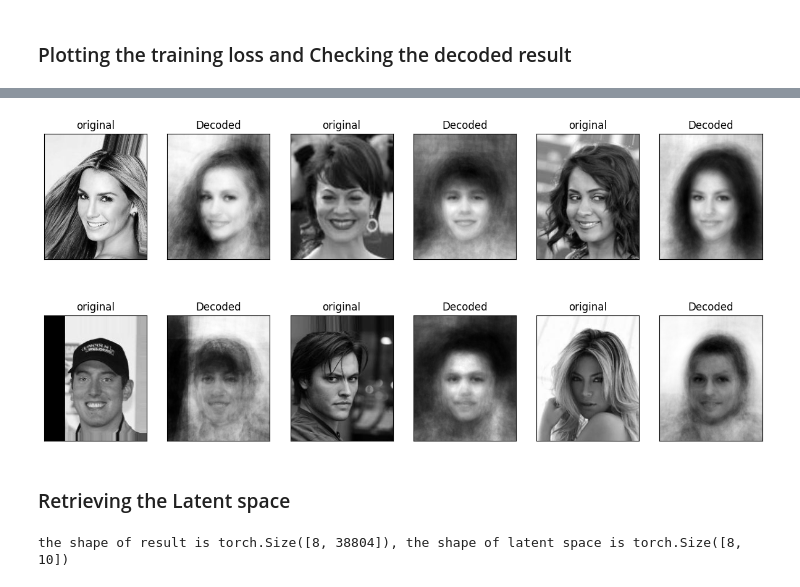
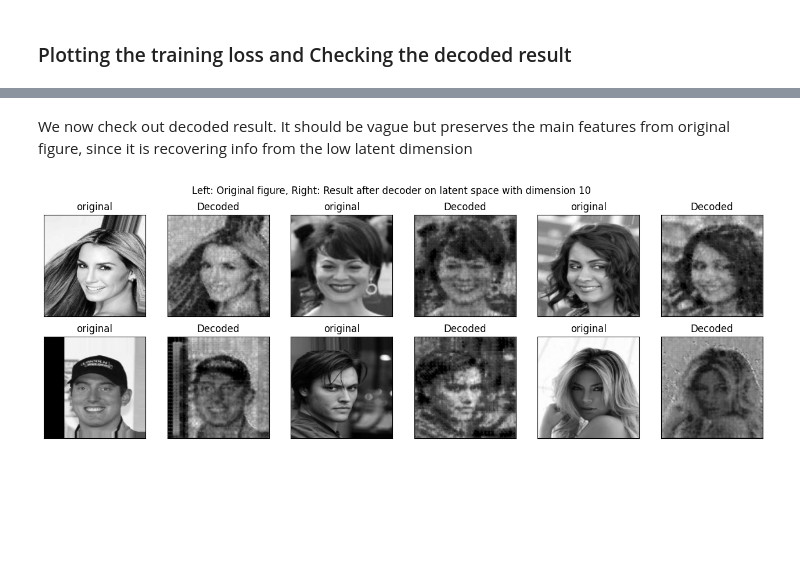
Before and after one commit to TheYibster/-Math_108C-Final-Project, a Jupyter notebook: main.ipynb, the cells around one changed output, grey strips where cells are left out. Drawn from its saved outputs; the diff is of its cells as text; code cells hidden in the pictures; blank space fills up the shorter version.

```diff
--- a/main.ipynb
+++ b/main.ipynb
@@ -49,5 +53,8 @@ the size of the image is (218, 178, 3)
 # %%
 train_transform=transforms.Compose([
-    transforms.Grayscale(),
-    transforms.ToTensor()])
+    transforms.Resize((224,224)), # resize image into a square matrix
+    transforms.Grayscale(), # change image to gray scale for better learning result
+    transforms.ToTensor() # change data to pytorch tensor
+    ])
+
 dataloader=DataLoader(dataset=torchvision.datasets.ImageFolder(os.path.join(Current_Directory, "data/"), transform=train_transform), batch_size=64)
@@ -246,32 +286,35 @@ plot_loss(loss_record_train)
+# %% [markdown]
+We now check out decoded result. It should be vague but preserves the main features from original figure, since it is recovering info from the low latent dimension
 # %%
-plt.figure(figsize=(15,7))
+plt.figure(figsize=(16,5))
+plt.suptitle("Left: Original figure, Right: Result after decoder on latent space with dimension 10")
 count=0
 pos=0
 
 for feature, label in dataloader:
-    example=feature[count, :]
-    with torch.no_grad():
-        result, latent_representation=model(example.reshape(1,1,218,178))
 
+    example=feature[count, :] #extract specific figure
+    with torch.no_grad(): #Don't run back propagation!
+        result, latent_representation=model(example.reshape(1,1,224,224))
+
+    #plotting
     pos+=1
     ax1=plt.subplot(2,6,pos)
     ax1.set_title("original")
     plt.xticks(())
     plt.yticks(())
-    plt.imshow(example.reshape(218,178,1), cmap="gray")
-
+    plt.imshow(example.reshape(224,224,1), cmap="gray")
 
     pos+=1
     ax2=plt.subplot(2,6,pos)
     ax2.set_title("Decoded")
     plt.xticks(())
     plt.yticks(())
-    plt.imshow(result.reshape(218,178,1), cmap="gray")
+    plt.imshow(result.reshape(224,224,1), cmap="gray")
 
+    #compare results of six images
     count+=1
     if count>=6:
         break
 # %% [output]
-[figure, old version]
+[figure, new version]
-# %% [markdown]
-### Retrieving the Latent space
@@ -282,4 +320,0 @@ for feature, label in dataloader:
-# %%
-print(f"the shape of result is {result.shape}, the shape of latent space is {latent_representation.shape}")
-# %% [output]
-the shape of result is torch.Size([8, 38804]), the shape of latent space is torch.Size([8, 10])
```
Also changed, not shown: parts of 30 cells of this notebook.
